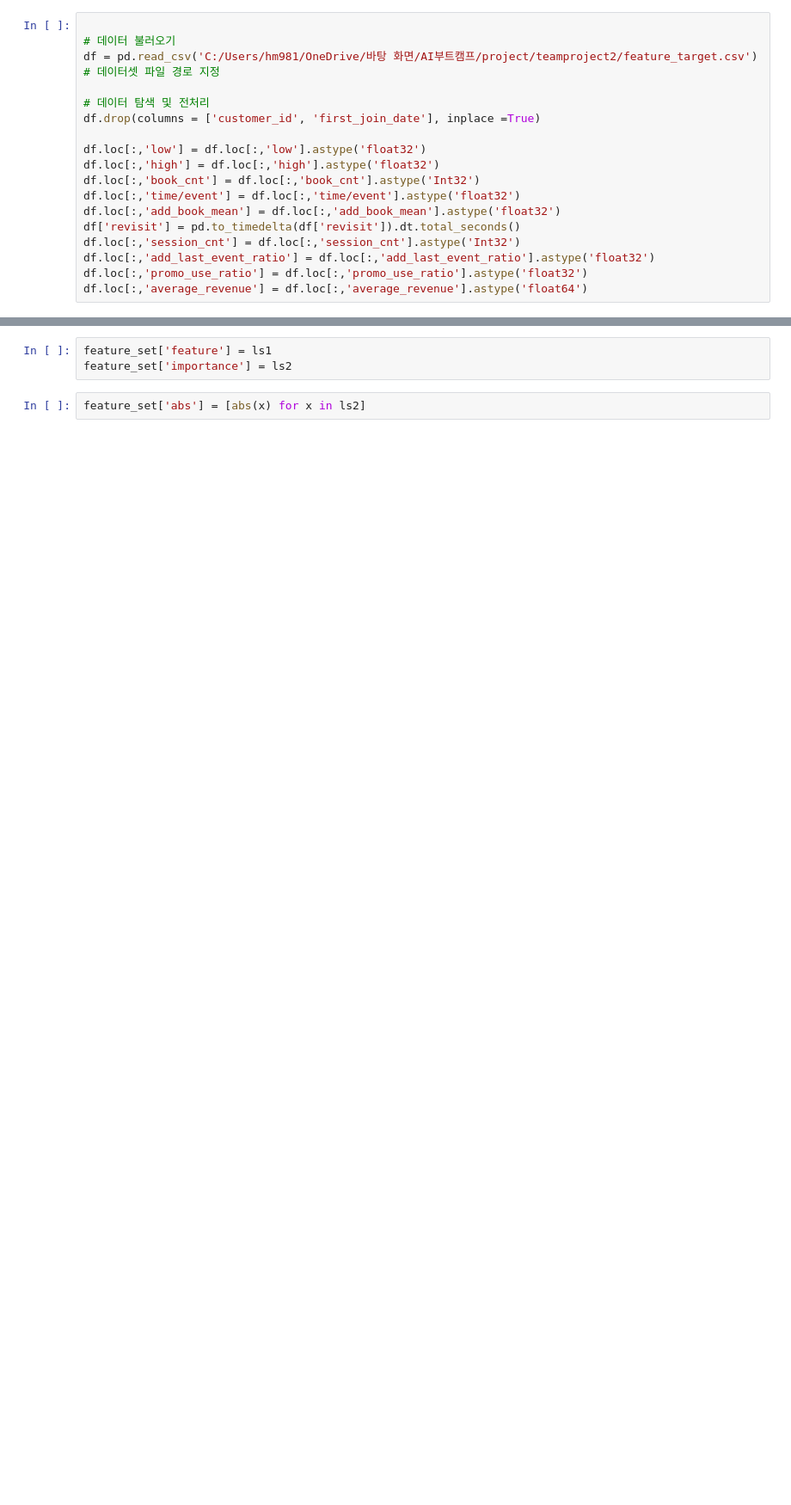
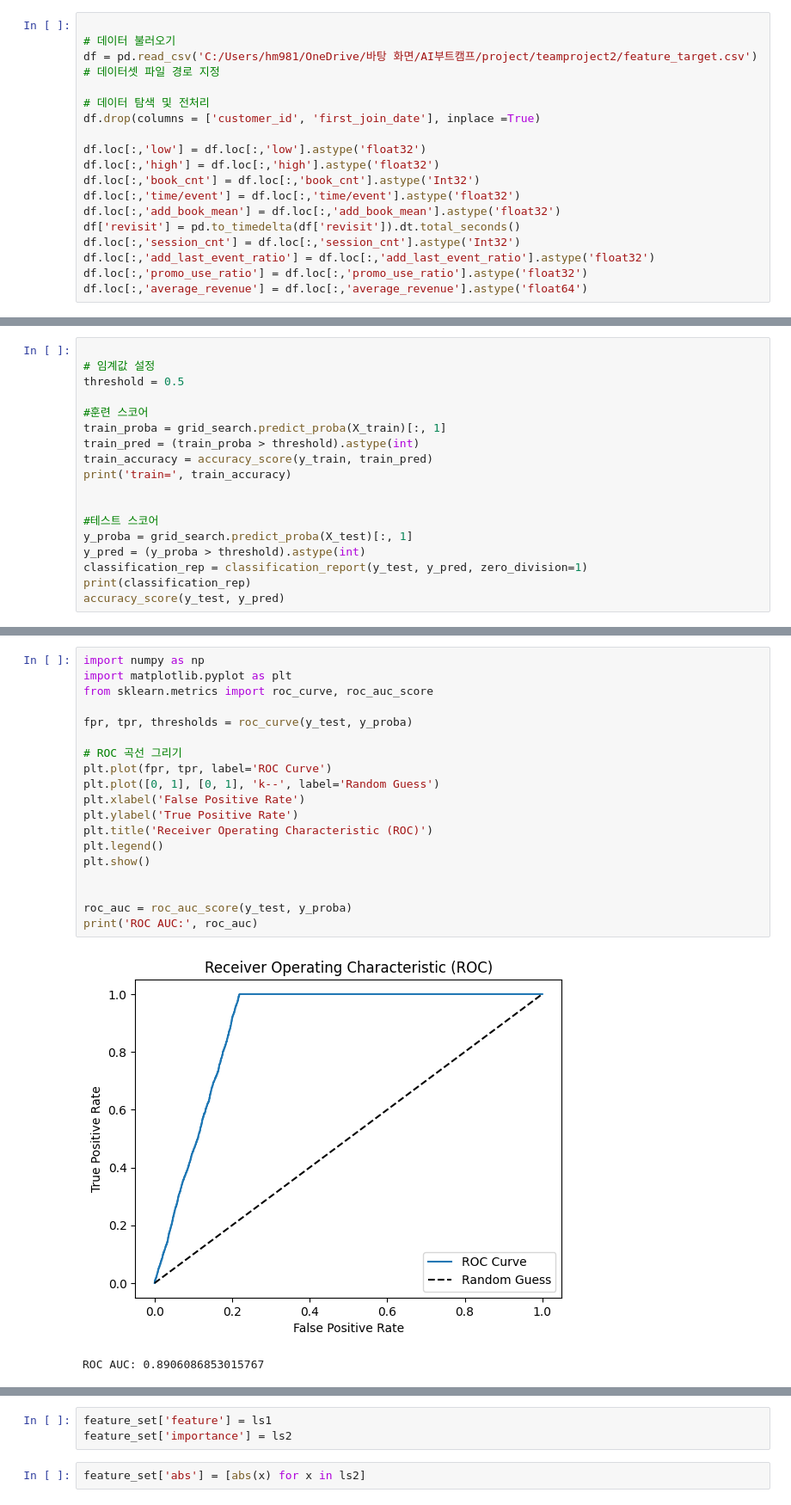
Before and after one commit to NARAEIM/tp2-da, a Jupyter notebook: logistic.ipynb, the cells around one changed output, grey strips where cells are left out. Shown at 86% size. Cells and saved outputs as stored; diff of their text form; blank space fills up the shorter version.

```diff
--- a/logistic.ipynb
+++ b/logistic.ipynb
@@ -149,0 +231,18 @@ accuracy_score(y_test, y_pred)
+# %%
+
+# 임계값 설정
+threshold = 0.5
+
+#훈련 스코어
+train_proba = grid_search.predict_proba(X_train)[:, 1]
+train_pred = (train_proba > threshold).astype(int)
+train_accuracy = accuracy_score(y_train, train_pred)
+print('train=', train_accuracy)
+
+
+#테스트 스코어
+y_proba = grid_search.predict_proba(X_test)[:, 1]
+y_pred = (y_proba > threshold).astype(int)
+classification_rep = classification_report(y_test, y_pred, zero_division=1)
+print(classification_rep)
+accuracy_score(y_test, y_pred)
@@ -154 +264,23 @@ ROC_AUC_score 0.5014332190219539
+# %%
+import numpy as np
+import matplotlib.pyplot as plt
+from sklearn.metrics import roc_curve, roc_auc_score
+
+fpr, tpr, thresholds = roc_curve(y_test, y_proba)
+
+# ROC 곡선 그리기
+plt.plot(fpr, tpr, label='ROC Curve')
+plt.plot([0, 1], [0, 1], 'k--', label='Random Guess')
+plt.xlabel('False Positive Rate')
+plt.ylabel('True Positive Rate')
+plt.title('Receiver Operating Characteristic (ROC)')
+plt.legend()
+plt.show()
+
+
+roc_auc = roc_auc_score(y_test, y_proba)
+print('ROC AUC:', roc_auc)
+# %% [output]
+[figure, added]
+ROC AUC: 0.8906086853015767
 # %%
```
Also changed, not shown: parts of 25 cells of this notebook.
